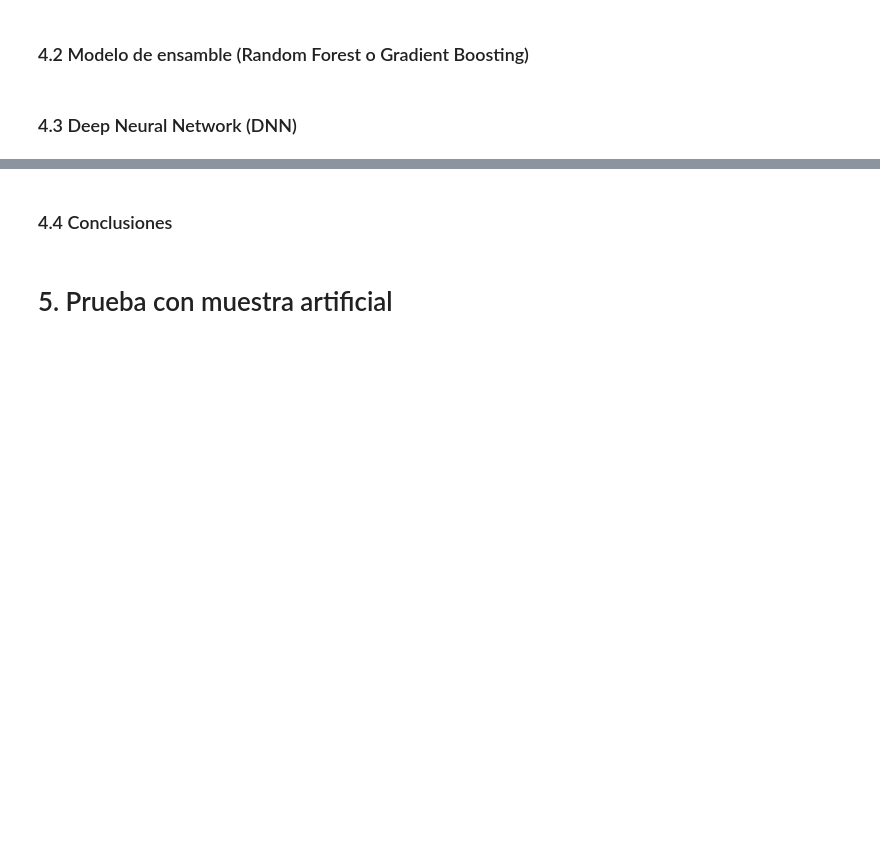
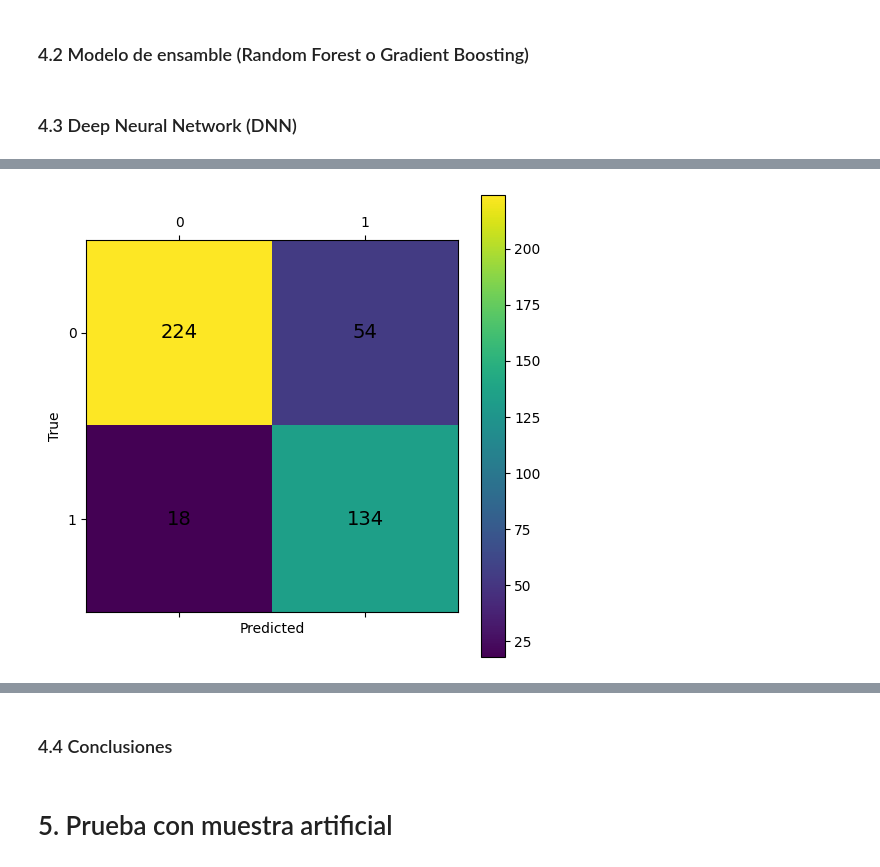
Before and after one commit to Bosnape/Alzheimer-Classification-ML, a Jupyter notebook: alzheimer_ml_analysis.ipynb, the cells around one changed output, grey strips where cells are left out. Saved outputs shown, nothing was run; the diff lists cells and outputs as text; code cells hidden in the pictures; blank space fills up the shorter version.

```diff
--- a/alzheimer_ml_analysis.ipynb
+++ b/alzheimer_ml_analysis.ipynb
@@ -400,0 +542,24 @@ preprocessor = Pipeline(
+# %%
+# Predicciones del modelo (binario: 0 o 1)
+y_pred = (model.predict(X_test_scaled) > 0.4).astype(int)
+
+# Matriz de confusión
+cm = confusion_matrix(y_test, y_pred)
+
+# Plot
+fig, ax = plt.subplots(figsize=(6, 6))
+cax = ax.matshow(cm)
+
+
+# Agregar barra de color
+plt.colorbar(cax)
+
+# Anotar los valores en cada celda
+for i in range(cm.shape[0]):
+    for j in range(cm.shape[1]):
+        ax.text(x=j, y=i, s=cm[i, j], va='center', ha='center', color="black", fontsize=14)
+
+ax.set_xlabel('Predicted')
+ax.set_ylabel('True')
+plt.show()
+# %% [output]
@@ -400,0 +567 @@ preprocessor = Pipeline(
+[figure, added]
```
Also changed, not shown: parts of 11 cells of this notebook.
